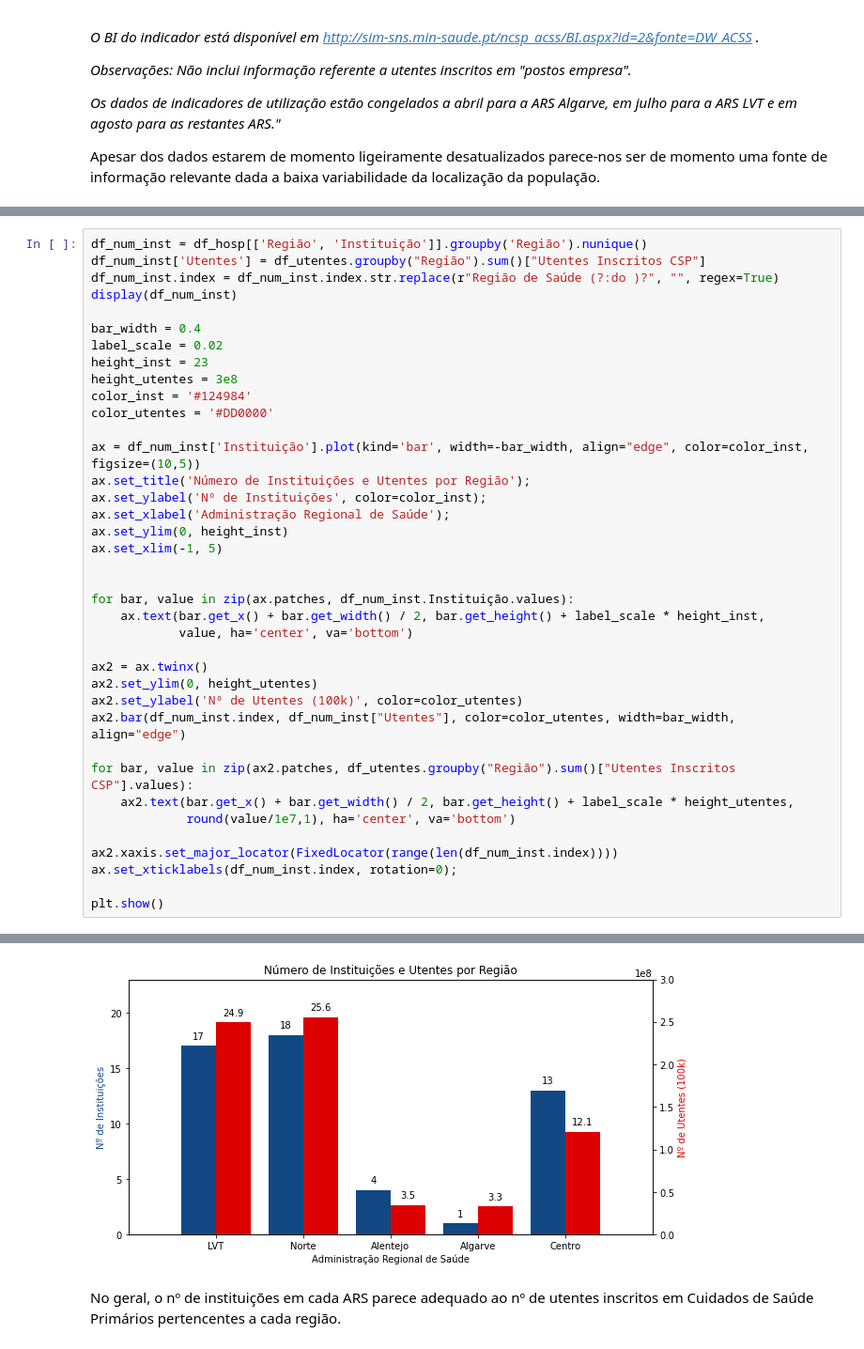
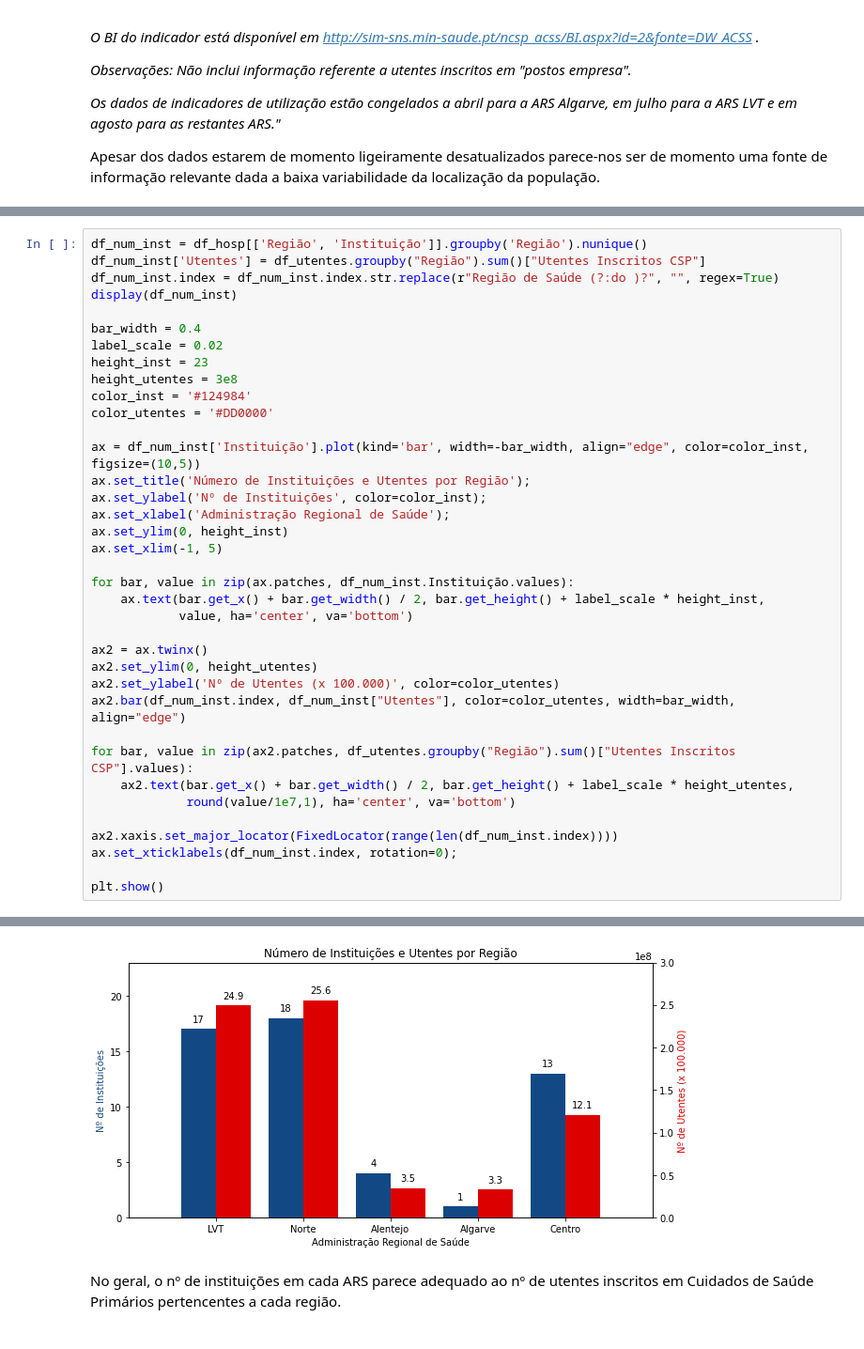
Before and after one commit to zevarela/dssg, a Jupyter notebook: Tutorial_SNS_2021-09.ipynb, the cells around one changed output, grey strips where cells are left out. Shown at 94% size. Drawn from its saved outputs; the diff is of its cells as text.

```diff
--- a/Tutorial_SNS_2021-09.ipynb
+++ b/Tutorial_SNS_2021-09.ipynb
@@ -201,14 +202,13 @@ ax.set_xlabel('Administração Regional de Saúde');
 ax.set_ylim(0, height_inst)
 ax.set_xlim(-1, 5)
 
-
 for bar, value in zip(ax.patches, df_num_inst.Instituição.values):
     ax.text(bar.get_x() + bar.get_width() / 2, bar.get_height() + label_scale * height_inst,
             value, ha='center', va='bottom')
 
 ax2 = ax.twinx()
 ax2.set_ylim(0, height_utentes)
-ax2.set_ylabel('Nº de Utentes (100k)', color=color_utentes)
+ax2.set_ylabel('Nº de Utentes (x 100.000)', color=color_utentes)
 ax2.bar(df_num_inst.index, df_num_inst["Utentes"], color=color_utentes, width=bar_width, align="edge")
 
 for bar, value in zip(ax2.patches, df_utentes.groupby("Região").sum()["Utentes Inscritos CSP"].values):
@@ -230,4 +230,4 @@ plt.show()
-[figure, old version]
+[figure, new version]
 # %% [markdown]
 No geral, o nº de instituições em cada ARS parece adequado ao nº de utentes inscritos em Cuidados de Saúde Primários pertencentes a cada região.
 # %% [markdown]
```
Also changed, not shown: parts of 12 cells of this notebook, 1 other file.
